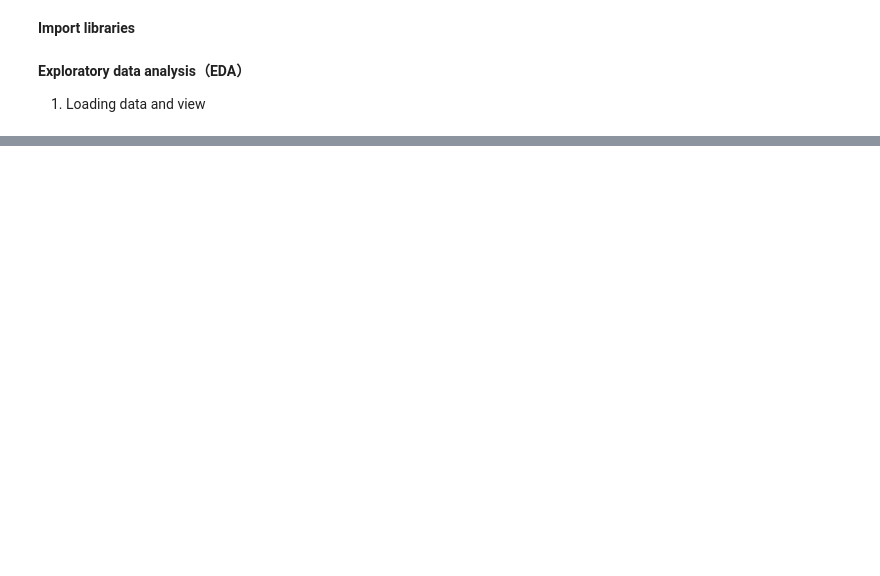
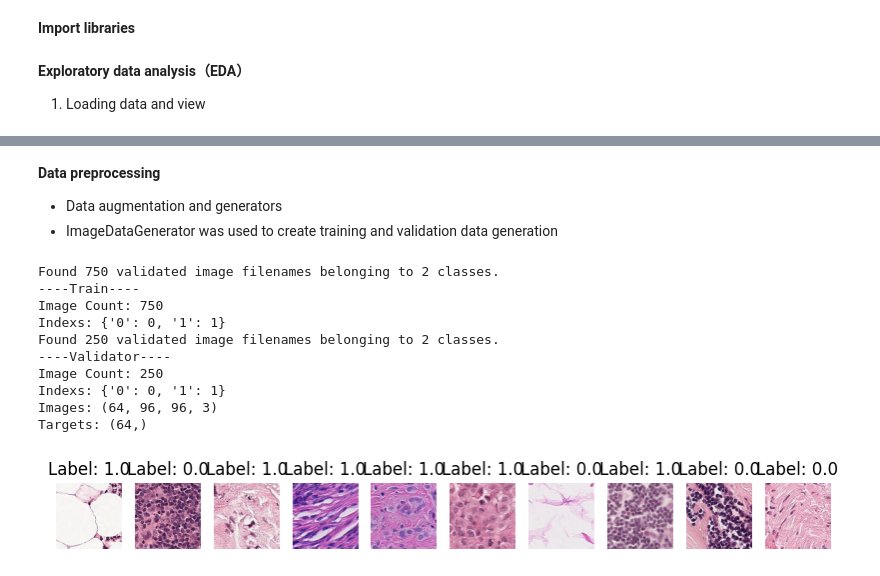
Before and after one commit to rayangela528/DeepLearning-Cancer, a Jupyter notebook: deeplearning-week3.ipynb, the cells around one changed output, grey strips where cells are left out. Drawn from its saved outputs; the diff is of its cells as text; code cells hidden in the pictures; blank space fills up the shorter version.

```diff
--- a/deeplearning-week3.ipynb
+++ b/deeplearning-week3.ipynb
@@ -671,0 +227,77 @@ plt.show()
+# %% [markdown]
+**Data preprocessing**
+
+- Data augmentation and generators
+- ImageDataGenerator was used to create training and validation data generation
+# %%
+# Rescale pixel values, split for validation, and prepare ImageDataGenerators
+batch_size = 64
+target_size = (96, 96)
+
+train_datagen = ImageDataGenerator(
+    rescale=1./255,
+    validation_split=0.25
+)
+
+train_labels['id'] = train_labels['id'].apply(lambda x: x + '.tif')
+train_labels['label'] = train_labels['label'].astype(str)
+
+train_generator = train_datagen.flow_from_dataframe(
+    dataframe=train_labels,
+    directory=train_dir,
+    x_col='id',
+    y_col='label',
+    target_size=target_size,
+    batch_size=batch_size,
+    class_mode='binary',
+    subset='training',
+    shuffle=True
+)
+
+print("----Train----")
+print(f"Image Count: {train_generator.samples}")
+print(f"Indexs: {train_generator.class_indices}")
+
+val_generator = train_datagen.flow_from_dataframe(
+    dataframe=train_labels,
+    directory=train_dir,
+    x_col='id',
+    y_col='label',
+    target_size=target_size,
+    batch_size=batch_size,
+    class_mode='binary',
+    subset='validation',
+    shuffle=True
+)
+
+print("----Validator----")
+print(f"Image Count: {val_generator.samples}")
+print(f"Indexs: {val_generator.class_indices}")
+
+# 获取一个批次的数据
+x_batch, y_batch = next(train_generator)
+
+# 检查数据形状
+print(f"Images: {x_batch.shape}")
+print(f"Targets: {y_batch.shape}")
+
+# 可视化一个批次的图像
+plt.figure(figsize=(10, 5))
+for i in range(min(10, x_batch.shape[0])):
+    plt.subplot(1, 10, i+1)
+    plt.imshow(x_batch[i])
+    plt.title(f"Label: {y_batch[i]}")
+    plt.axis('off')
+plt.show()
+# %% [output]
+Found 750 validated image filenames belonging to 2 classes.
+----Train----
+Image Count: 750
+Indexs: {'0': 0, '1': 1}
+Found 250 validated image filenames belonging to 2 classes.
+----Validator----
+Image Count: 250
+Indexs: {'0': 0, '1': 1}
+Images: (64, 96, 96, 3)
+Targets: (64,)
+[figure, added]
```
Also changed, not shown: parts of 44 cells of this notebook.
